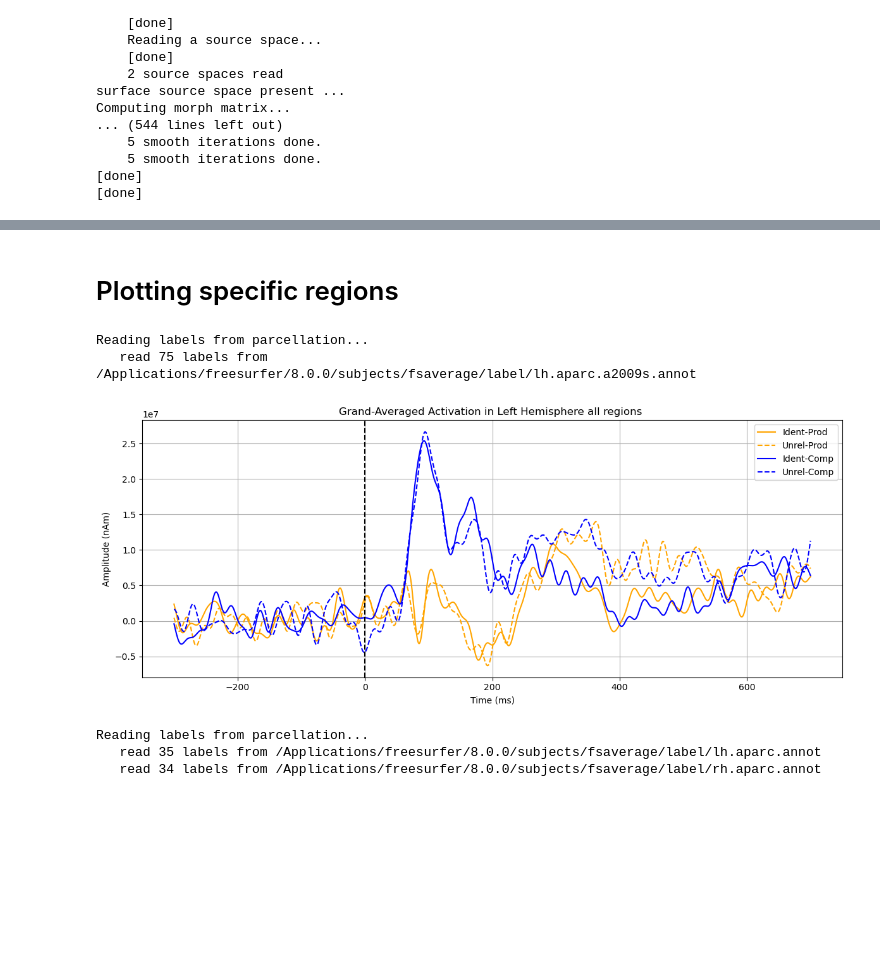
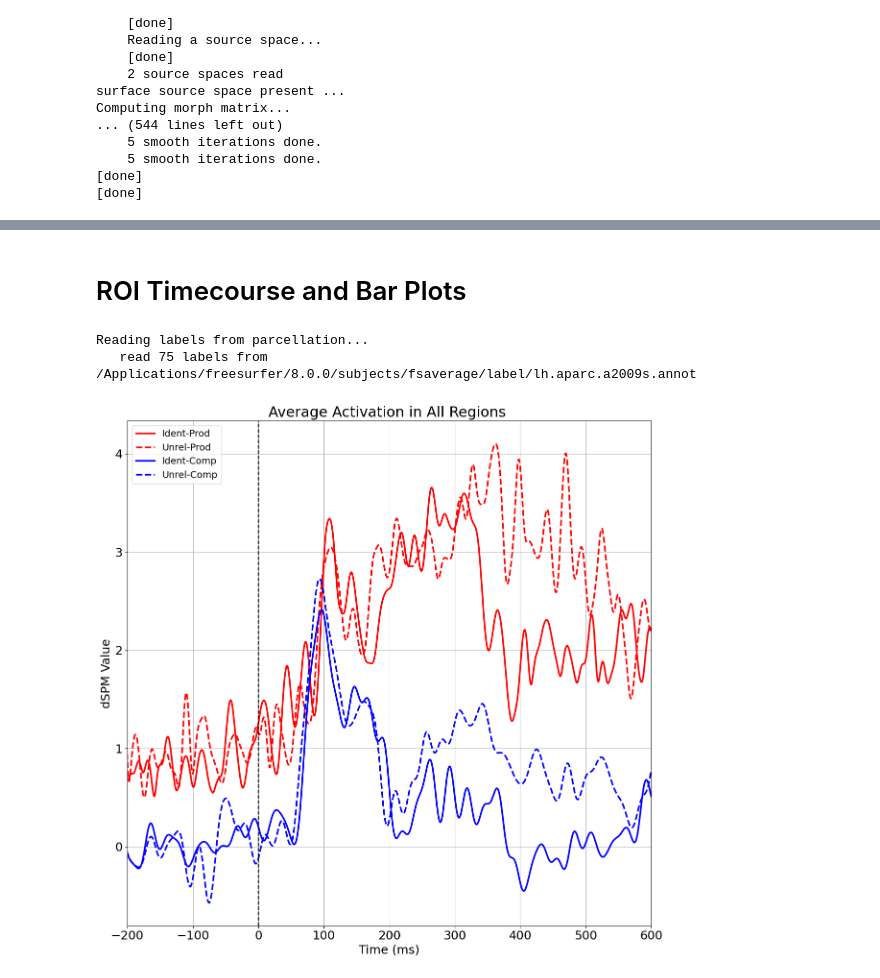
Before and after one commit to audreylaun/meg, a Jupyter notebook: Plotting/source_plots.ipynb, the cells around one changed output, grey strips where cells are left out. Drawn from its saved outputs; the diff is of its cells as text; code cells hidden in the pictures; blank space fills up the shorter version.

```diff
--- a/Plotting/source_plots.ipynb
+++ b/Plotting/source_plots.ipynb
@@ -8,12 +12,16 @@ import operator
 # %%
-def get_stcs(subjects_dir, fsave_vertices, directory, sub):
+def get_stcs(subjects_dir, directory, sub):
+    '''
+    obtains stcs for a single subject, left hemisphere only
+    returns the four stcs morphed to the average brain
+    '''
     src_fname = '/Applications/freesurfer/8.0.0/subjects/fsaverage/bem/fsaverage-ico-4-src.fif'
     src = mne.read_source_spaces(src_fname)
 
-    stc_prod_ident = mne.read_source_estimate(directory + sub + '_ident_prod-lh.stc', subject=sub)
-    stc_prod_unrel = mne.read_source_estimate(directory + sub + '_unrel_prod-lh.stc', subject=sub)
-    stc_comp_ident = mne.read_source_estimate(directory + sub + '_ident_comp-lh.stc', subject=sub)
-    stc_comp_unrel = mne.read_source_estimate(directory + sub + '_unrel_comp-lh.stc', subject=sub)
+    stc_prod_ident = mne.read_source_estimate(directory + sub + f'_ident_prod-rh.stc', subject=sub)
+    stc_prod_unrel = mne.read_source_estimate(directory + sub + f'_unrel_prod-rh.stc', subject=sub)
+    stc_comp_ident = mne.read_source_estimate(directory + sub + f'_ident_comp-rh.stc', subject=sub)
+    stc_comp_unrel = mne.read_source_estimate(directory + sub + f'_unrel_comp-rh.stc', subject=sub)
 
     morph1 = mne.compute_source_morph(
         stc_prod_ident,
@@ -77,8 +358,7 @@ fsave_vertices = [s["vertno"] for s in src]
 
 for sub in subs:
     directory = '/Users/audreylaun/Library/CloudStorage/Box-Box/Starling/Experiment1/MEG_data/' + sub + '/'
-    stc_prod_ident_fsavg, stc_prod_unrel_fsavg, stc_comp_ident_fsavg, stc_comp_unrel_fsavg = get_stcs(subjects_dir,
-                                                                                                          fsave_vertices, directory, sub)
+    stc_prod_ident_fsavg, stc_prod_unrel_fsavg, stc_comp_ident_fsavg, stc_comp_unrel_fsavg = get_stcs(subjects_dir, directory, sub)
     tstep = stc_prod_ident_fsavg.tstep * 1000
 
     ident_prod_stcs.append(stc_prod_ident_fsavg)
@@ -86,11 +366,11 @@ for sub in subs:
     ident_comp_stcs.append(stc_comp_ident_fsavg)
     unrel_comp_stcs.append(stc_comp_unrel_fsavg)
 
-    # Grand average for one condition (you can repeat this for others)
-    avg_ident_prod = grand_average_stcs(ident_prod_stcs)
-    avg_unrel_prod = grand_average_stcs(unrel_prod_stcs)
-    avg_ident_comp = grand_average_stcs(ident_comp_stcs)
-    avg_unrel_comp = grand_average_stcs(unrel_comp_stcs)
+
+avg_ident_prod = grand_average_stcs(ident_prod_stcs)
+avg_unrel_prod = grand_average_stcs(unrel_prod_stcs)
+avg_ident_comp = grand_average_stcs(ident_comp_stcs)
+avg_unrel_comp = grand_average_stcs(unrel_comp_stcs)
 # %% [output]
     Reading a source space...
     [done]
@@ -211,37 +504,20 @@ brain.add_text(0.0, 0.3, 'Production Difference', "title", font_size=14)
-# %% [markdown]
-# Plotting specific regions
+# %% [markdown]
+# ROI Timecourse and Bar Plots
 # %%
 condition_stcs = {
     'Ident-Prod': avg_ident_prod,
     'Unrel-Prod': avg_unrel_prod,
     'Ident-Comp': avg_ident_comp,
     'Unrel-Comp': avg_unrel_comp
 }
 
 # condition_stcs = {
-#     "Production Difference (unprime-prime)": prod_dif,
-#     "Comprehension Difference (unprime-prime)": comp_dif
+#     'Difference Prod': prod_dif,
+#     'Difference Comp': comp_dif,
 # }
 
-plot_roi_ga(condition_stcs, "all")
+plot_roi_ga(condition_stcs, 'Left', region="all")
 # %% [output]
 Reading labels from parcellation...
    read 75 labels from /Applications/freesurfer/8.0.0/subjects/fsaverage/label/lh.aparc.a2009s.annot
-[figure, old version]
+[figure, new version]
-# %%
-labels = mne.read_labels_from_annot(
-    subject='fsaverage',
-    parc='aparc',  # could also use 'aparc.a2009s'
-    subjects_dir=subjects_dir
-)
-
-temporal_labels = [lab for lab in labels if 'temporal' in lab.name.lower() or 'sts' in lab.name.lower()]\
-
-frontal_labels = frontal_labels = [
-    lab for lab in labels
-    if any(k in lab.name.lower() for k in ['frontal', 'orbitofrontal'])
-]
-# %% [output]
-Reading labels from parcellation...
-   read 35 labels from /Applications/freesurfer/8.0.0/subjects/fsaverage/label/lh.aparc.annot
-   read 34 labels from /Applications/freesurfer/8.0.0/subjects/fsaverage/label/rh.aparc.annot
```
Also changed, not shown: parts of 30 cells of this notebook, 2 other files.
